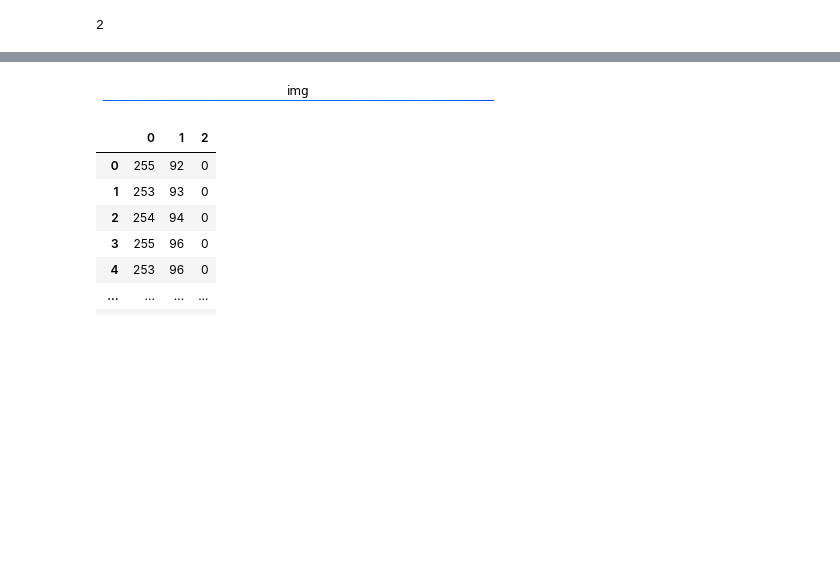
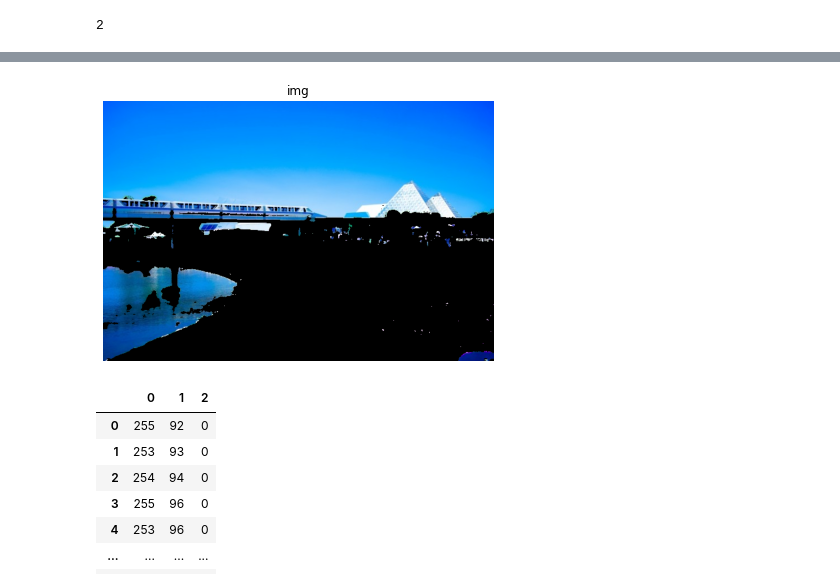
Before and after one commit to sergeimoiseev/neuro, a Jupyter notebook: feml-11-hw-10-clust/task10.ipynb, the cells around one changed output, grey strips where cells are left out. Drawn from its saved outputs; the diff is of its cells as text; code cells hidden in the pictures; blank space fills up the shorter version.

```diff
--- a/feml-11-hw-10-clust/task10.ipynb
+++ b/feml-11-hw-10-clust/task10.ipynb
@@ -157,3 +153,0 @@ array([[255,  92,   0],
-# %%
-kmeans = KMeans(n_clusters=5, random_state=0).fit(img[0])
-len(kmeans.cluster_centers_)
@@ -162,6 +172,6 @@ len(kmeans.cluster_centers_)
 # %%
-df = pd.DataFrame(img[0])
-a = img[0]
+df = pd.DataFrame(i_r)
+a = i_r
 print(kmeans.cluster_centers_)
 for cntr in kmeans.cluster_centers_:
     # a0 = cntr
@@ -170,6 +180,6 @@ for cntr in kmeans.cluster_centers_:
     print('cntr = %s' % (str(cntr)))
     print('cntr_idx = %s' % (str(cntr_idx)))
     print('color = %s' % (str(cntr_color)))
-    df.loc[kmeans.labels_== cntr_idx, :] = cntr_color
+    df.loc[kmeans.labels_== cntr_idx, :] = [0,0,0]
     print(len(df.loc[kmeans.labels_== cntr_idx, :]))
 # %% [output]
@@ -224,7 +212,12 @@ array([[[255,  92,   0],
+# %%
+i_r_kmeans = df.to_numpy()
+# %%
+i_r_r_kmeans = i_r_kmeans.reshape((466,700, 3))
+# i_r_kmeans.reshape() i_r.reshape((466,700, 3))
 # %%
-draw_picture(y, "img")
+draw_picture(i_r_r_kmeans, "img")
 # %% [output]
-[figure, old version]
+[figure, new version]
 # %%
 df.drop_duplicates(ignore_index=True)
 # %% [output]
```
Also changed, not shown: parts of 17 cells of this notebook.
